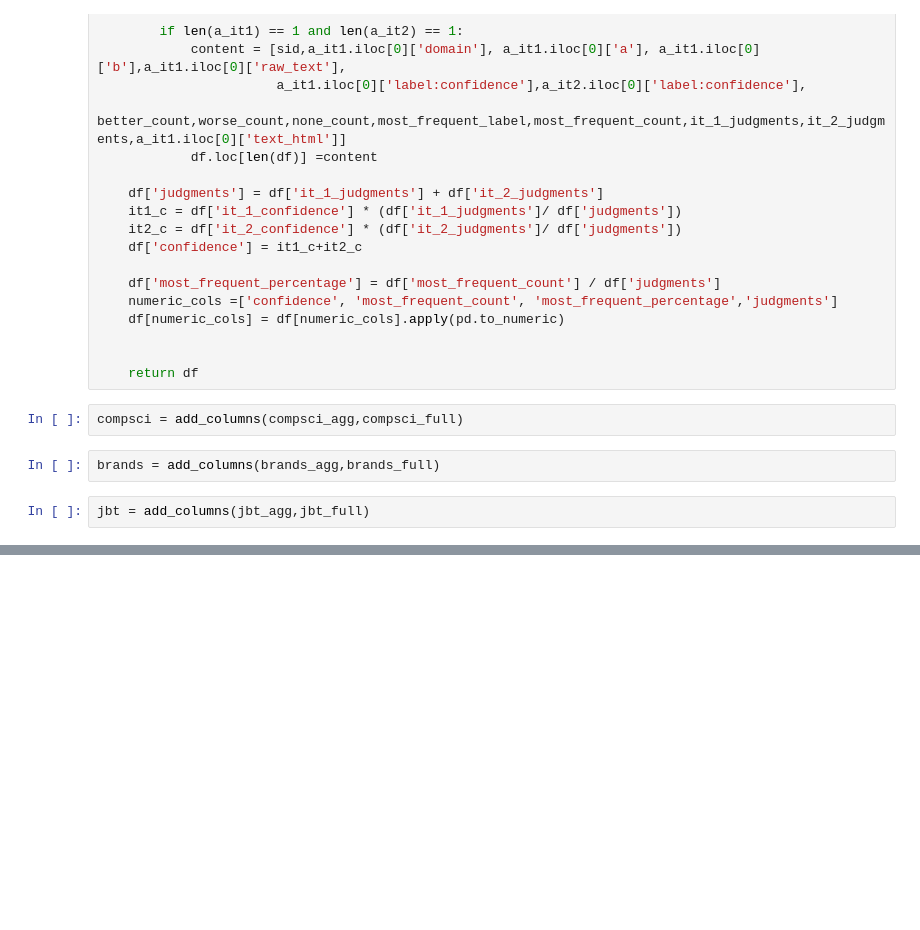
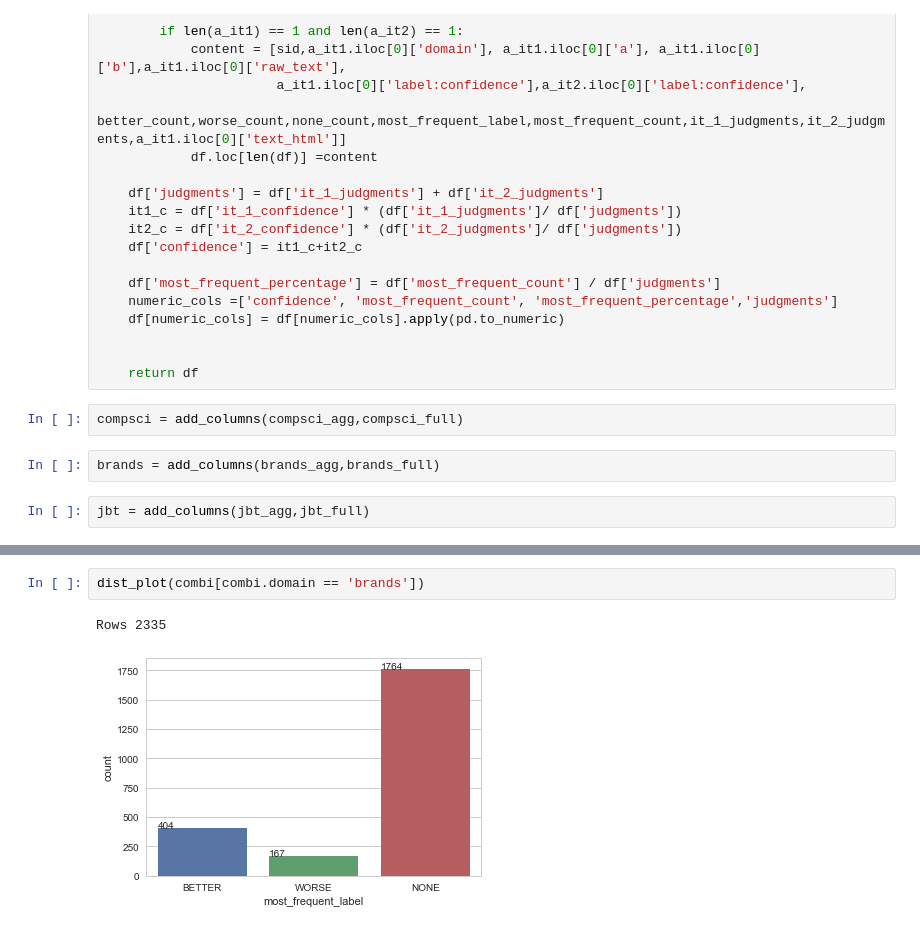
Before and after one commit to uhh-lt/comparative, a Jupyter notebook: 3. Crowdsourcing/3.5 Mainstudy Step 3/dataset_v1.ipynb, the cells around one changed output, grey strips where cells are left out. Drawn from its saved outputs; the diff is of its cells as text; blank space fills up the shorter version.

```diff
--- a/3. Crowdsourcing/3.5 Mainstudy Step 3/dataset_v1.ipynb
+++ b/3. Crowdsourcing/3.5 Mainstudy Step 3/dataset_v1.ipynb
@@ -130,0 +138,5 @@ for p in ax.patches:
+# %%
+dist_plot(combi[combi.domain == 'brands'])
+# %% [output]
+Rows 2335
+[figure, added]
```
Also changed, not shown: parts of 11 cells of this notebook, 9 other files.
